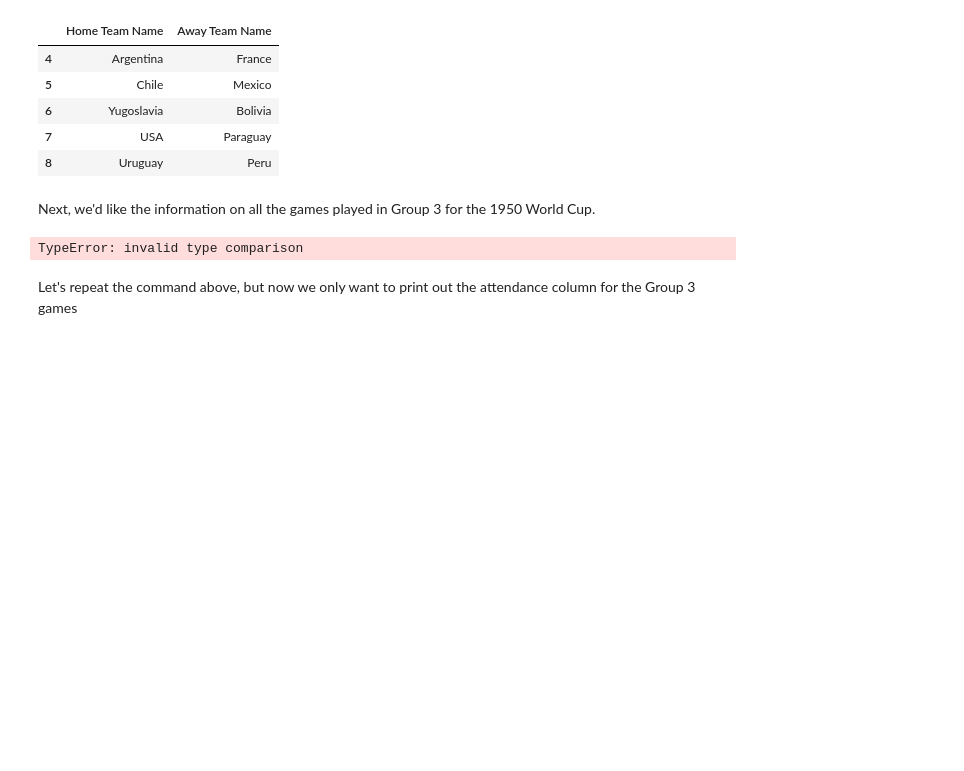
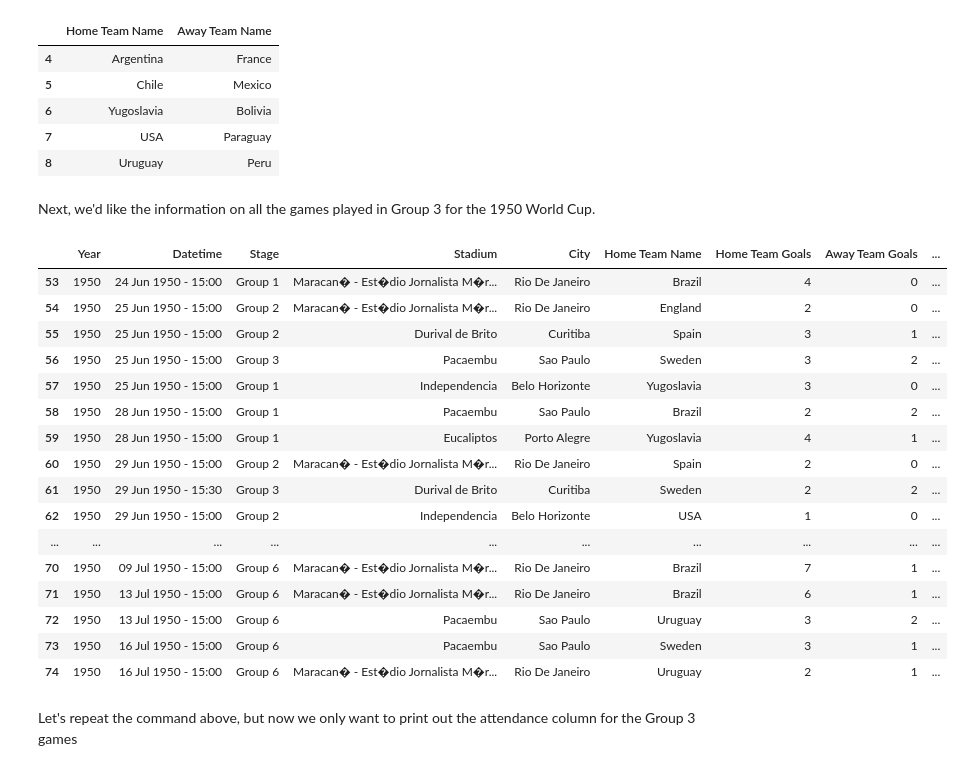
Before and after one commit to Patrickbfuller/dsc-1-03-09-accessing-data-within-pandas-lab-seattle-ds-career-040119, a Jupyter notebook: index.ipynb, the cells around one changed output. Cells and saved outputs as stored; diff of their text form; code cells hidden in the pictures; blank space fills up the shorter version.

```diff
--- a/index.ipynb
+++ b/index.ipynb
@@ -111,9 +111,25 @@ df.loc[4:8, ['Home Team Name', 'Away Team Name']]
 # %% [markdown]
 Next, we'd like the information on all the games played in Group 3 for the 1950 World Cup.
 # %%
-df.loc[df['Year'] == '1950',:]
+df.loc[df['Year'] == 1950,:]
 # %% [output]
-TypeError: invalid type comparison
+|  | Year | Datetime | Stage | Stadium | City | Home Team Name | Home Team Goals | Away Team Goals | ... |
+| 53 | 1950 | 24 Jun 1950 - 15:00 | Group 1 | Maracan� - Est�dio Jornalista M�r... | Rio De Janeiro | Brazil | 4 | 0 | ... |
+| 54 | 1950 | 25 Jun 1950 - 15:00 | Group 2 | Maracan� - Est�dio Jornalista M�r... | Rio De Janeiro | England | 2 | 0 | ... |
+| 55 | 1950 | 25 Jun 1950 - 15:00 | Group 2 | Durival de Brito | Curitiba | Spain | 3 | 1 | ... |
+| 56 | 1950 | 25 Jun 1950 - 15:00 | Group 3 | Pacaembu | Sao Paulo | Sweden | 3 | 2 | ... |
+| 57 | 1950 | 25 Jun 1950 - 15:00 | Group 1 | Independencia | Belo Horizonte | Yugoslavia | 3 | 0 | ... |
+| 58 | 1950 | 28 Jun 1950 - 15:00 | Group 1 | Pacaembu | Sao Paulo | Brazil | 2 | 2 | ... |
+| 59 | 1950 | 28 Jun 1950 - 15:00 | Group 1 | Eucaliptos | Porto Alegre | Yugoslavia | 4 | 1 | ... |
+| 60 | 1950 | 29 Jun 1950 - 15:00 | Group 2 | Maracan� - Est�dio Jornalista M�r... | Rio De Janeiro | Spain | 2 | 0 | ... |
+| 61 | 1950 | 29 Jun 1950 - 15:30 | Group 3 | Durival de Brito | Curitiba | Sweden | 2 | 2 | ... |
+| 62 | 1950 | 29 Jun 1950 - 15:00 | Group 2 | Independencia | Belo Horizonte | USA | 1 | 0 | ... |
+| ... | ... | ... | ... | ... | ... | ... | ... | ... | ... |
+| 70 | 1950 | 09 Jul 1950 - 15:00 | Group 6 | Maracan� - Est�dio Jornalista M�r... | Rio De Janeiro | Brazil | 7 | 1 | ... |
+| 71 | 1950 | 13 Jul 1950 - 15:00 | Group 6 | Maracan� - Est�dio Jornalista M�r... | Rio De Janeiro | Brazil | 6 | 1 | ... |
+| 72 | 1950 | 13 Jul 1950 - 15:00 | Group 6 | Pacaembu | Sao Paulo | Uruguay | 3 | 2 | ... |
+| 73 | 1950 | 16 Jul 1950 - 15:00 | Group 6 | Pacaembu | Sao Paulo | Sweden | 3 | 1 | ... |
+| 74 | 1950 | 16 Jul 1950 - 15:00 | Group 6 | Maracan� - Est�dio Jornalista M�r... | Rio De Janeiro | Uruguay | 2 | 1 | ... |
 # %% [markdown]
 Let's repeat the command above, but now we only want to print out the attendance column for the Group 3 games
 # %% [markdown]
```
